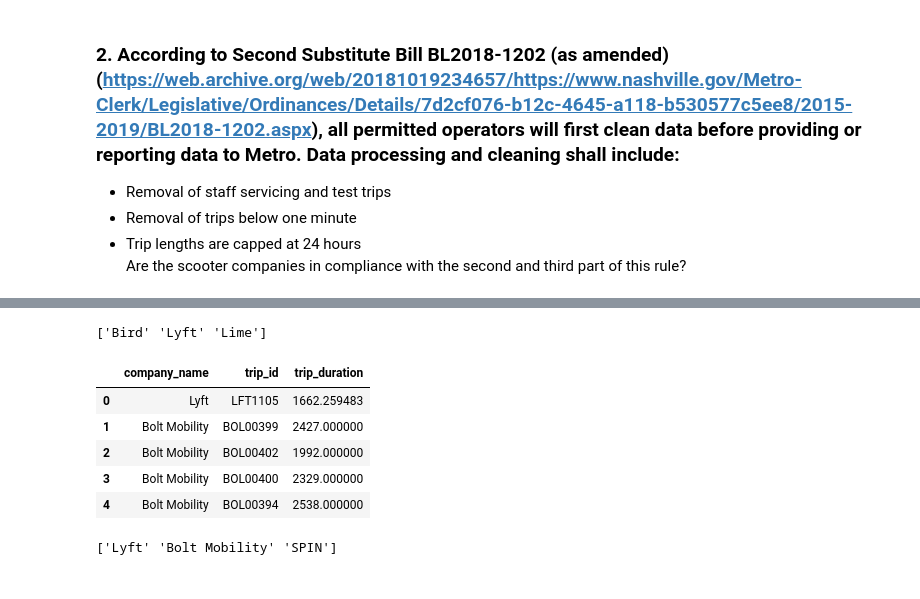
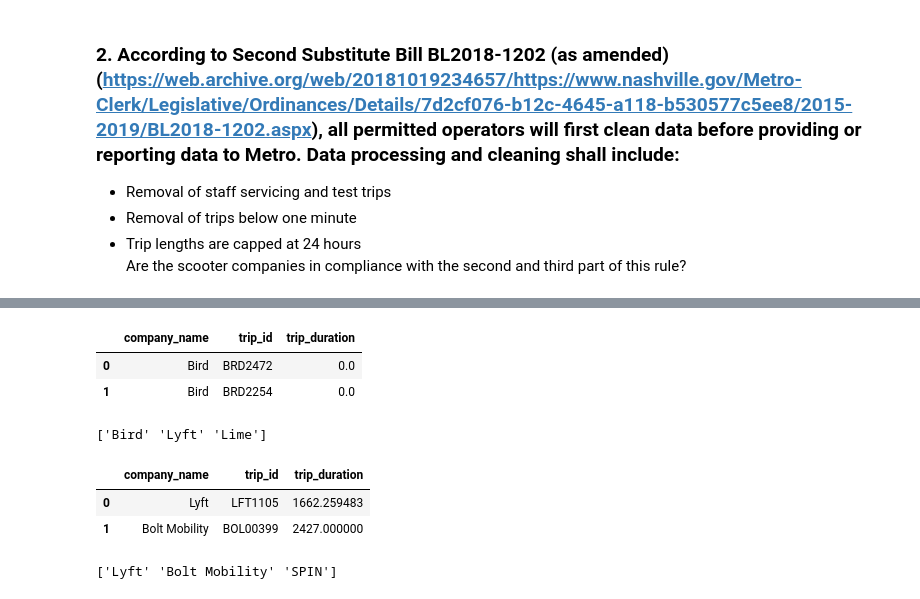
Before and after one commit to NSS-Data-Analytics-Cohort-11/scooters-no-pineapple, a Jupyter notebook: notebook/Scooter Book.ipynb, the cells around one changed output, grey strips where cells are left out. Drawn from its saved outputs; the diff is of its cells as text; code cells hidden in the pictures.

```diff
--- a/notebook/Scooter Book.ipynb
+++ b/notebook/Scooter Book.ipynb
@@ -182,28 +200,37 @@ short_trips
 # %%
-print(short_trips['company_name'].unique())
+short_trips = pd.read_csv('../data/short_trips.csv')
+short_trips.head(2)
 # %% [output]
-['Bird' 'Lyft' 'Lime']
+|  | company_name | trip_id | trip_duration |
+| 0 | Bird | BRD2472 | 0.0 |
+| 1 | Bird | BRD2254 | 0.0 |
+# %%
+print(short_trips['company_name'].unique())
+# %% [output]
+['Bird' 'Lyft' 'Lime']
 # %%
-long = '''
-SELECT
-	companyname AS Company_Name,
-	triprecordnum AS Trip_ID,
-	tripduration AS Trip_Duration
-FROM trips
-WHERE tripduration > (24*60)
-'''
+# long = '''
+# SELECT
+# 	companyname AS Company_Name,
+# 	triprecordnum AS Trip_ID,
+# 	tripduration AS Trip_Duration
+# FROM trips
+# WHERE tripduration > (24*60)
+# '''
 
-with engine.connect() as connection:
-    long_trips = pd.read_sql(text(long), con = connection)
+# with engine.connect() as connection:
+#     long_trips = pd.read_sql(text(long), con = connection)
 
-long_trips.head()
+# long_trips.to_csv('../data/long_trips.csv', index=False)
+
+# long_trips.head()
-# %% [output]
-|  | company_name | trip_id | trip_duration |
-| 0 | Lyft | LFT1105 | 1662.259483 |
-| 1 | Bolt Mobility | BOL00399 | 2427.000000 |
-| 2 | Bolt Mobility | BOL00402 | 1992.000000 |
-| 3 | Bolt Mobility | BOL00400 | 2329.000000 |
-| 4 | Bolt Mobility | BOL00394 | 2538.000000 |
+# %%
+long_trips = pd.read_csv('../data/long_trips.csv')
+long_trips.head(2)
+# %% [output]
+|  | company_name | trip_id | trip_duration |
+| 0 | Lyft | LFT1105 | 1662.259483 |
+| 1 | Bolt Mobility | BOL00399 | 2427.000000 |
 # %%
 print(long_trips['company_name'].unique())
 # %% [output]
```
Also changed, not shown: parts of 21 cells of this notebook, 1 other file.
